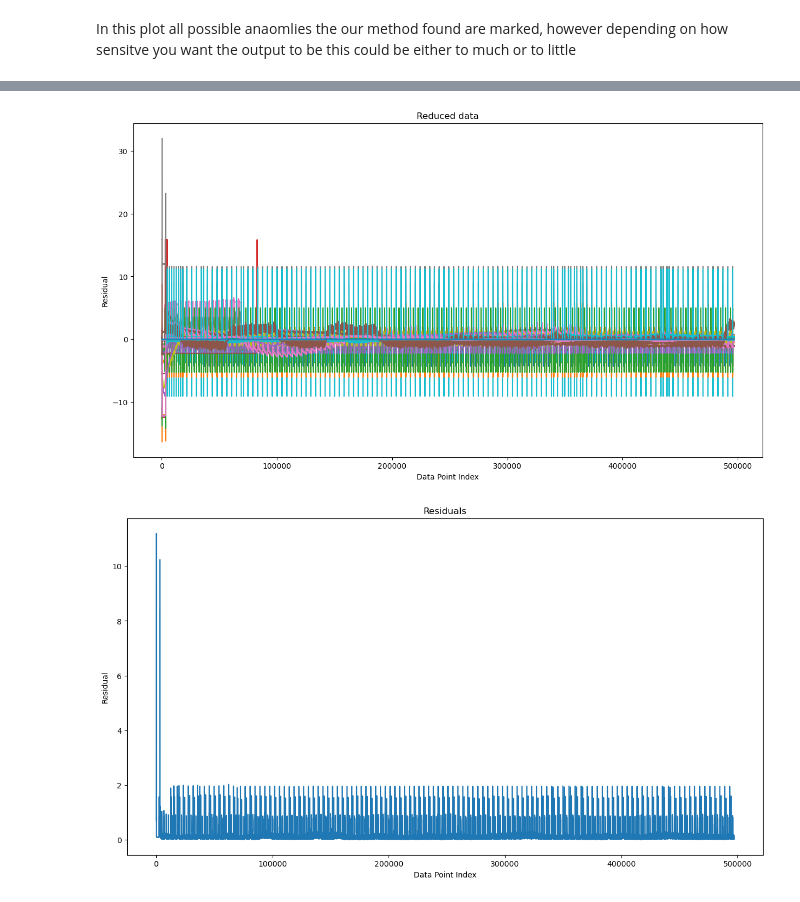
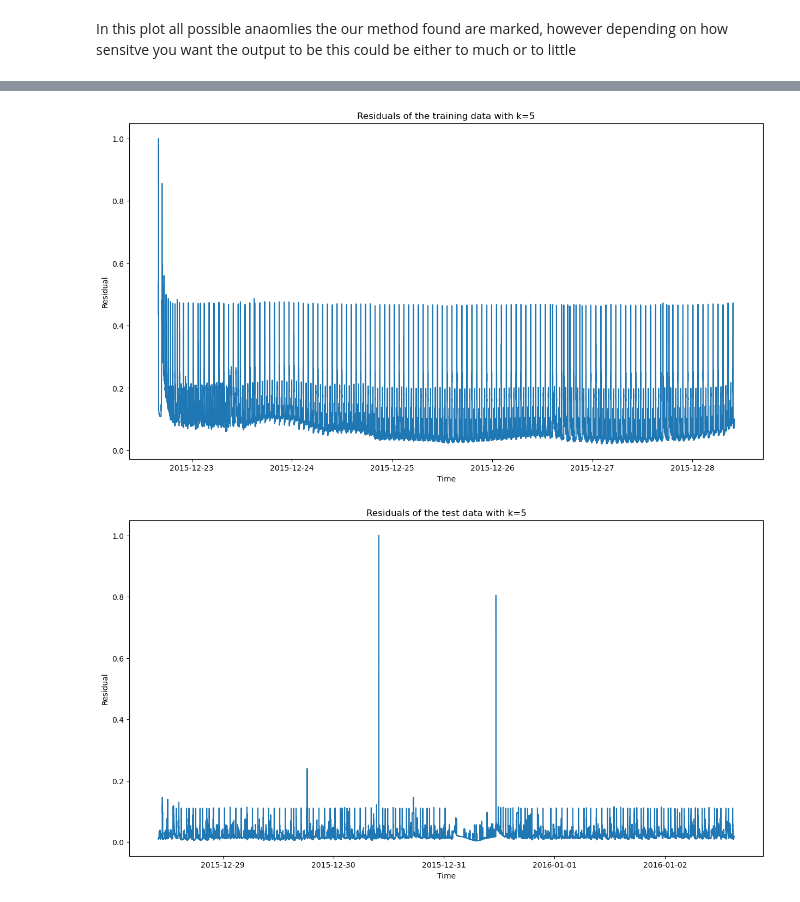
Before and after one commit to blockdoth/data-mining, a Jupyter notebook: Anomaly Detection.ipynb, the cells around one changed output, grey strips where cells are left out. Cells and saved outputs as stored; diff of their text form; code cells hidden in the pictures.

```diff
--- a/Anomaly Detection.ipynb
+++ b/Anomaly Detection.ipynb
@@ -68,12 +68,14 @@ Lets split up the data based on the mean of each signal. Note that since some si
 # %%
 time_stamps = train_data.iloc[:, 0]
 norm_attack = train_data.iloc[:, -1:]
-sensors = train_data.iloc[:, 1:-1]
+train_sensors = train_data.iloc[:, 1:-1]
+test_sensors = test_data.iloc[:, 1:-1]
 
-upper_range   = sensors.loc[:, (sensors.mean() > 300 ) | (sensors.max()  > 300)]
-mid_range     = sensors.loc[:, (sensors.mean() >= 5 ) & (sensors.mean() <= 300)]
-lower_range   = sensors.loc[:, (sensors.mean() < 5  ) & (sensors.mean() > 1)]
-lowest_range  = sensors.loc[:, (sensors.mean() <= 1  ) ]
+
+upper_range   = train_sensors.loc[:, (train_sensors.mean() > 300 ) | (train_sensors.max()  > 300)]
+mid_range     = train_sensors.loc[:, (train_sensors.mean() >= 5  ) & (train_sensors.mean() <= 300)]
+lower_range   = train_sensors.loc[:, (train_sensors.mean() < 5   ) & (train_sensors.mean() > 1)]
+lowest_range  = train_sensors.loc[:, (train_sensors.mean() <= 1  ) ]
 
 upper_range_data  = pd.concat([time_stamps, upper_range ], axis=1)
 mid_range_data    = pd.concat([time_stamps, mid_range   ], axis=1)
@@ -429,6 +393,0 @@ def compute_residuals(original_data, reconstructed_data):
-# %%
-norm, mean, std = normalize(sensors["FIT101"])
-norm = norm.reshape(-1, 1)
-print(norm.shape)
-
-print("Normalized data")
@@ -460,0 +400,13 @@ LinAlgError: 0-dimensional array given. Array must be at least two-dimensional
+# %%
+def normalize(data):
+  mean = np.mean(data, axis=0)
+  std = np.std(data, axis=0)
+  norm = (data - mean) / std
+  norm = np.nan_to_num(norm, nan=0)
+  return norm, mean, std
+
+
+train_sensors_norm, mean, std = normalize(train_sensors)
+print(f"Normalized training data with shape {train_sensors_norm.shape}")
+test_sensors_norm, mean, std = normalize(test_sensors)
+print(f"Normalized testing data with shape {test_sensors_norm.shape}")
@@ -461,19 +459,21 @@ LinAlgError: 0-dimensional array given. Array must be at least two-dimensional
 # %%
 plt.figure(figsize=(15, 8))
-plt.plot(pca, label=f'PCA')
+plt.plot(train_time_stamp, train_residuals)
 
-plt.xlabel('Data Point Index')
+plt.xlabel('Time')
 plt.ylabel('Residual')
-plt.title('Reduced data')
+plt.title(f'Residuals of the training data with k={eigenvectors_count}')
 plt.show()
 
 plt.figure(figsize=(15, 8))
-plt.plot(residuals)
+plt.plot(test_time_stamp, test_residuals)
 
-plt.xlabel('Data Point Index')
+
+plt.xlabel('Time')
 plt.ylabel('Residual')
-plt.title('Residuals')
+plt.title(f'Residuals of the test data with k={eigenvectors_count}')
+
 plt.show()
 # %% [output]
-[figure, old version]
+[figure, new version]
-[figure, old version]
+[figure, new version]
```
Also changed, not shown: parts of 18 cells of this notebook, 5 other files.
